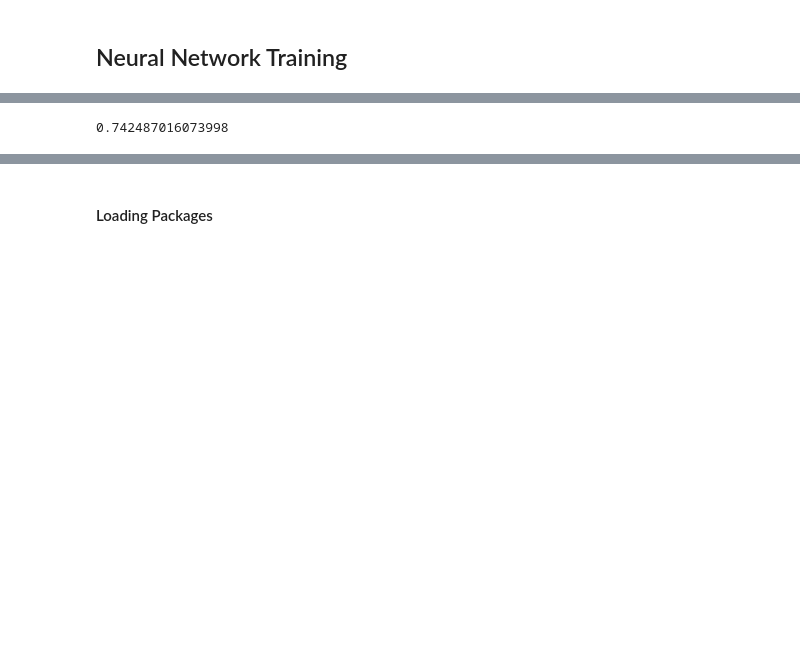
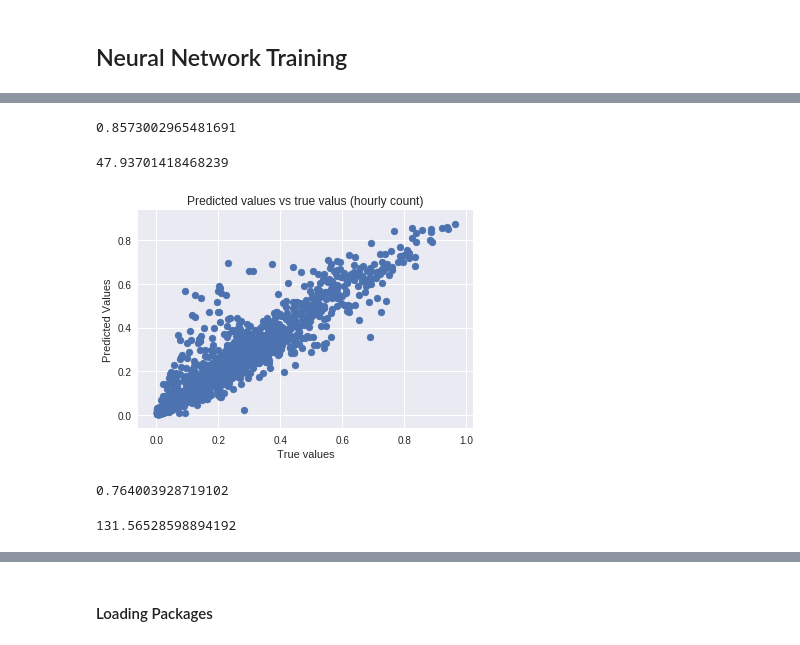
Before and after one commit to PrinceJavier/bikesharing-count-prediction-NN, a Jupyter notebook: SLT4a-DL-Lab-1.ipynb, the cells around one changed output, grey strips where cells are left out. Drawn from its saved outputs; the diff is of its cells as text; code cells hidden in the pictures; blank space fills up the shorter version.

```diff
--- a/SLT4a-DL-Lab-1.ipynb
+++ b/SLT4a-DL-Lab-1.ipynb
@@ -658,9 +700,28 @@ The history saving thread hit an unexpected error (OperationalError('disk I/O er
+# %%
+# best validation accuracies
+y_out_test = NN_.predict(X_valid2)
+test_r2 = r2_score(y_out_test, y_valid2)
+test_mape = mape(y_out_test, y_valid2)
+display(test_r2, test_mape)
+# %% [output]
+0.8573002965481691
+47.93701418468239
+# %%
+# plot predicted vs actual
+plt.scatter(y_valid2, y_out_test)
+plt.xlabel('True values')
+plt.ylabel('Predicted Values')
+plt.title('Predicted values vs true valus (hourly count)');
+# %% [output]
+[figure, added]
 # %%
-# accuracy on testing set
+# best testing accuracy
 from sklearn.metrics import r2_score
 
 y_out_test = NN_.predict(X_test2)
-test_acc = r2_score(y_out_test, y_test2)
-test_acc
+test_r2 = r2_score(y_out_test, y_test2)
+test_mape = mape(y_out_test, y_test2)
+display(test_r2, test_mape)
 # %% [output]
-0.742487016073998
+0.764003928719102
+131.56528598894192
```
Also changed, not shown: parts of 14 cells of this notebook.
